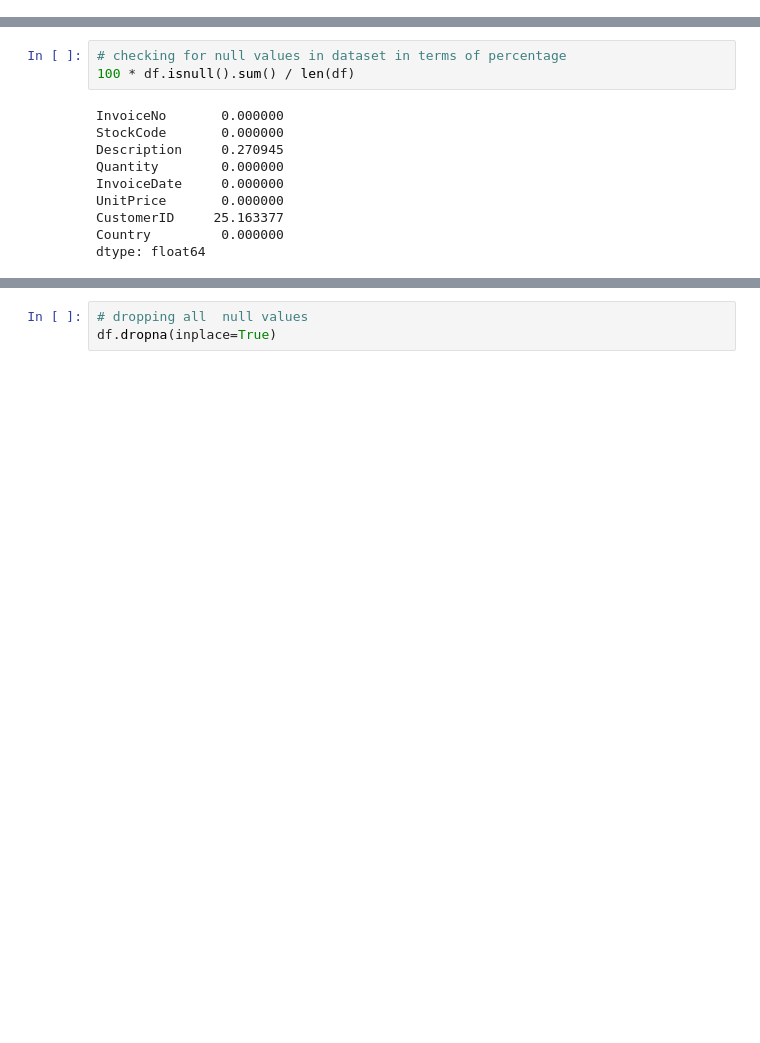
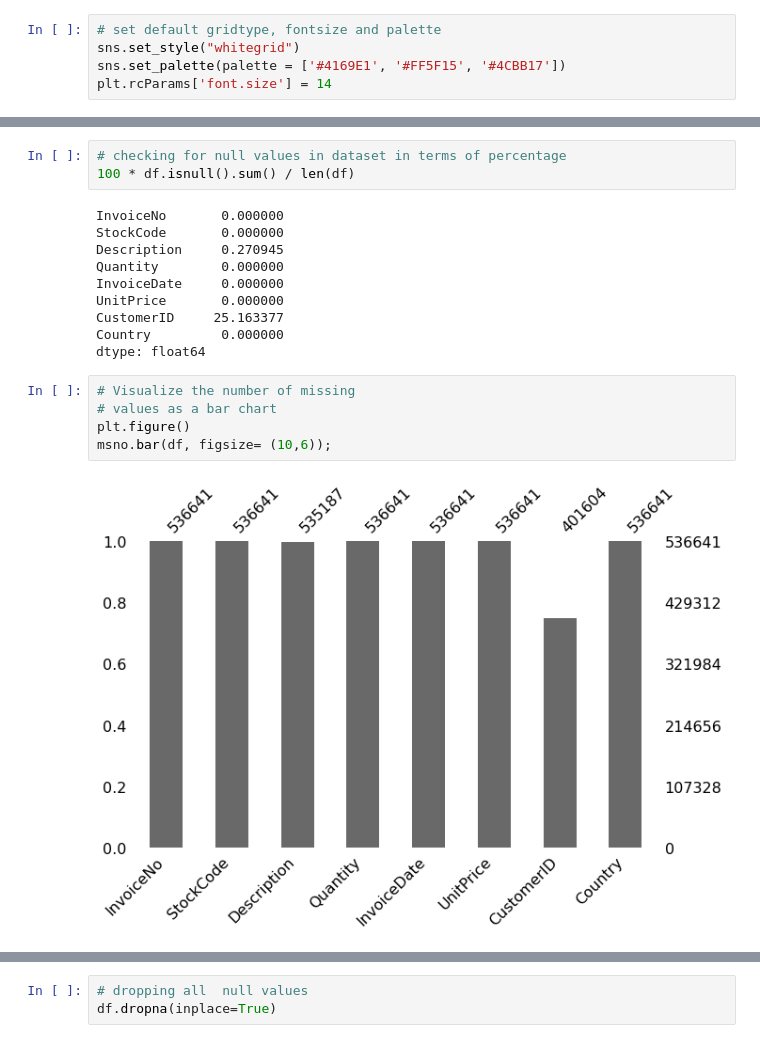
Before and after one commit to Gaurav2912/Customer-Segmentation-, a Jupyter notebook: Customer_Segmentation_Capstone_Project.ipynb, the cells around one changed output, grey strips where cells are left out. Saved outputs shown, nothing was run; the diff lists cells and outputs as text; blank space fills up the shorter version.

```diff
--- a/Customer_Segmentation_Capstone_Project.ipynb
+++ b/Customer_Segmentation_Capstone_Project.ipynb
@@ -35,6 +35,11 @@ import missingno as msno
 %matplotlib inline
 import warnings
 warnings.filterwarnings('ignore')
+# %%
+# set default gridtype, fontsize and palette
+sns.set_style("whitegrid")
+sns.set_palette(palette = ['#4169E1', '#FF5F15', '#4CBB17'])
+plt.rcParams['font.size'] = 14
 # %%
 from google.colab import drive
 drive.mount('/content/drive')
@@ -158,3 +152,10 @@ UnitPrice       0.000000
 CustomerID     25.163377
 Country         0.000000
 dtype: float64
+# %%
+# Visualize the number of missing
+# values as a bar chart
+plt.figure()
+msno.bar(df, figsize= (10,6));
+# %% [output]
+[figure, added]
```
Also changed, not shown: parts of 40 cells of this notebook.
